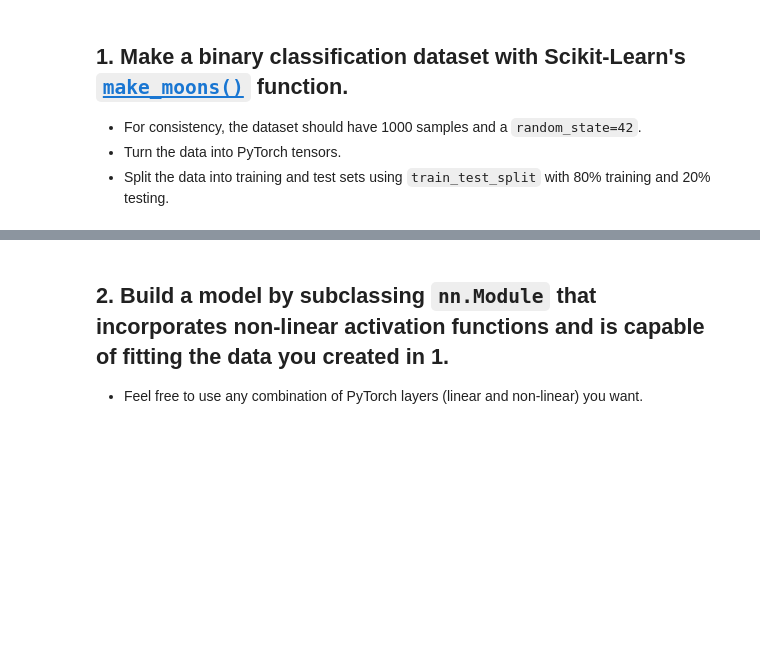
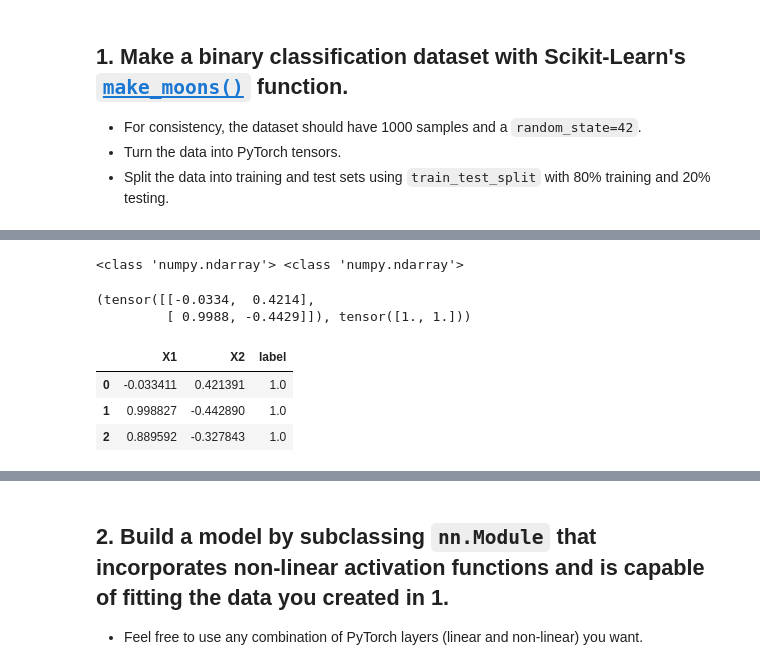
Before and after one commit to pascale25/Deep_learning, a Jupyter notebook: extras/exercises/02_pytorch_classification_exercises.ipynb, the cells around one changed output, grey strips where cells are left out. Saved outputs shown, nothing was run; the diff lists cells and outputs as text; code cells hidden in the pictures; blank space fills up the shorter version.

```diff
--- a/extras/exercises/02_pytorch_classification_exercises.ipynb
+++ b/extras/exercises/02_pytorch_classification_exercises.ipynb
@@ -34,6 +49,26 @@ from sklearn.datasets import make_moons
+# %%
+print(type(X), type(y))
+# %% [output]
+<class 'numpy.ndarray'> <class 'numpy.ndarray'>
+# %%
+#Turn the data into PyTorch tensors
+#X = torch.from_numpy(X).type(torch.float)
+y = torch.from_numpy(y).type(torch.float)
+X = torch.from_numpy(X).type(torch.float)
+X[:2], y[:2]
+# %% [output]
+(tensor([[-0.0334,  0.4214],
+         [ 0.9988, -0.4429]]), tensor([1., 1.]))
 # %%
 # Turn data into a DataFrame
 import pandas as pd
+df = pd.DataFrame({'X1':X[:, 0], 'X2': X[:,1], 'label': y})
+df.head(3)
+# %% [output]
+|  | X1 | X2 | label |
+| 0 | -0.033411 | 0.421391 | 1.0 |
+| 1 | 0.998827 | -0.442890 | 1.0 |
+| 2 | 0.889592 | -0.327843 | 1.0 |
 # %%
 # Visualize the data on a scatter plot
 import matplotlib.pyplot as plt
```
Also changed, not shown: parts of 14 cells of this notebook.
